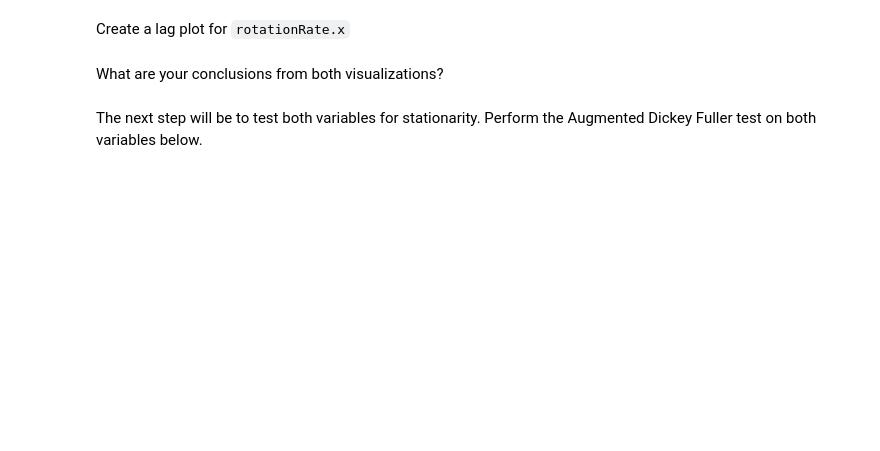
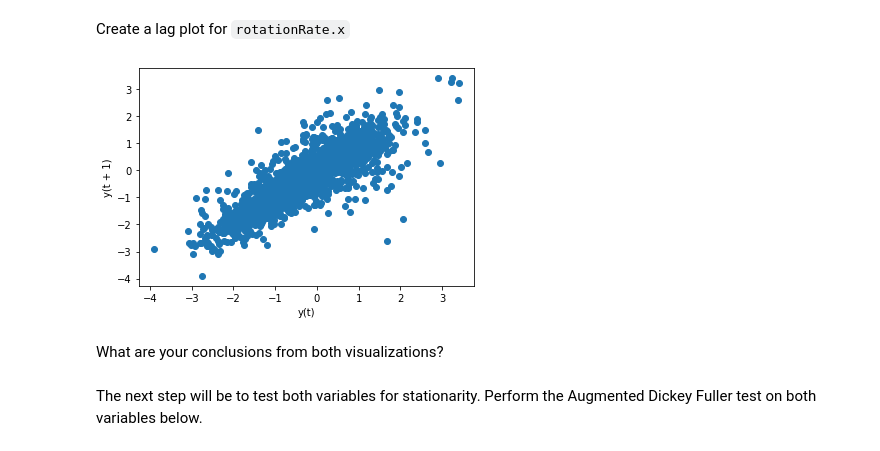
Before and after one commit to Ironhack-data-bcn-january-2023/lab-time-series, a Jupyter notebook: your-code/main.ipynb, the cells around one changed output. Saved outputs shown, nothing was run; the diff lists cells and outputs as text; code cells hidden in the pictures; blank space fills up the shorter version.

```diff
--- a/your-code/main.ipynb
+++ b/your-code/main.ipynb
@@ -123,5 +127,9 @@ To model our data, we should look at a few assumptions. First, let's plot the `l
 Create a lag plot for `rotationRate.x`
 # %%
 # Your code here:
+y= pd.plotting.lag_plot(sensor_1["rotationRate.x"]);
+y;
+# %% [output]
+[figure, added]
 # %% [markdown]
 What are your conclusions from both visualizations?
```
Also changed, not shown: parts of 6 cells of this notebook.
